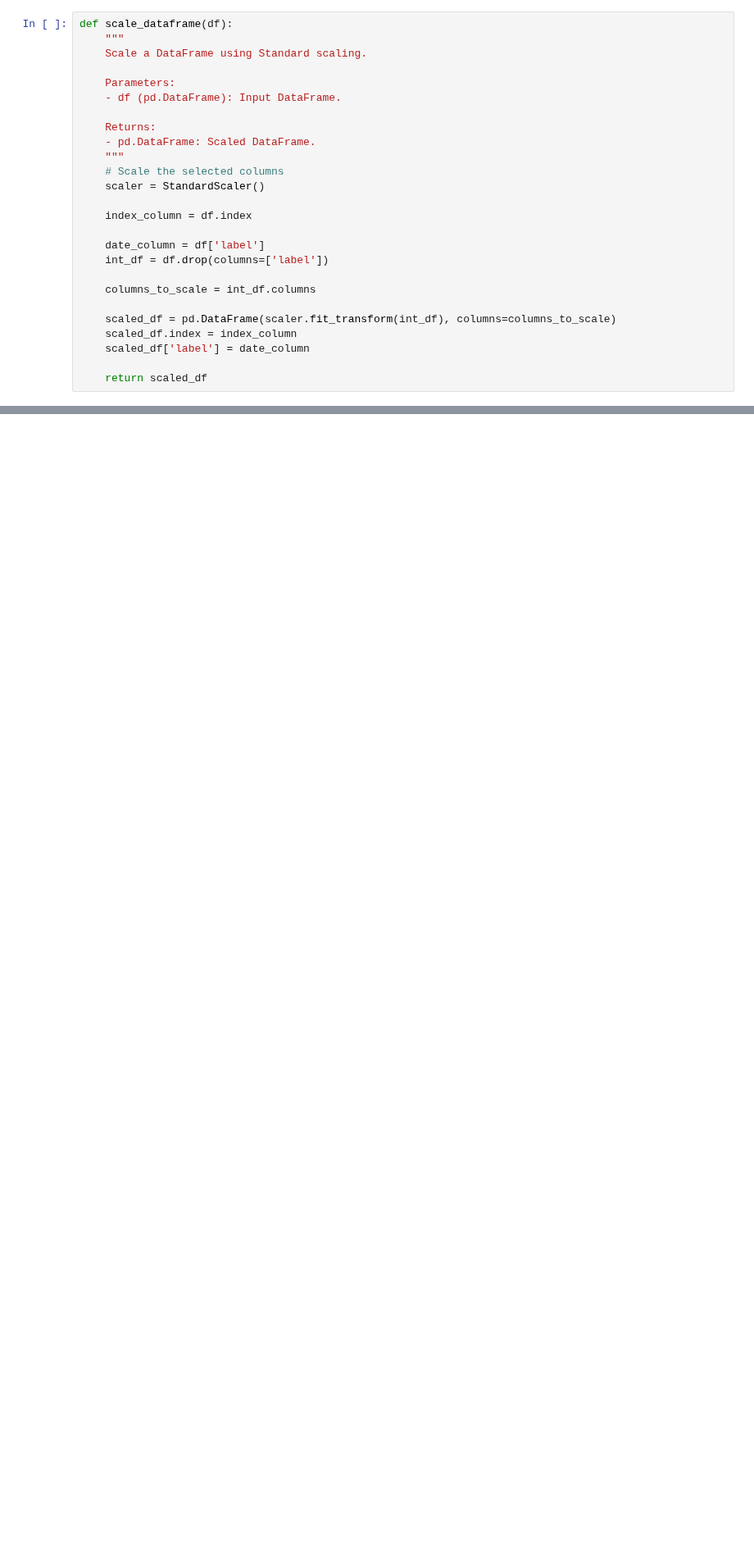
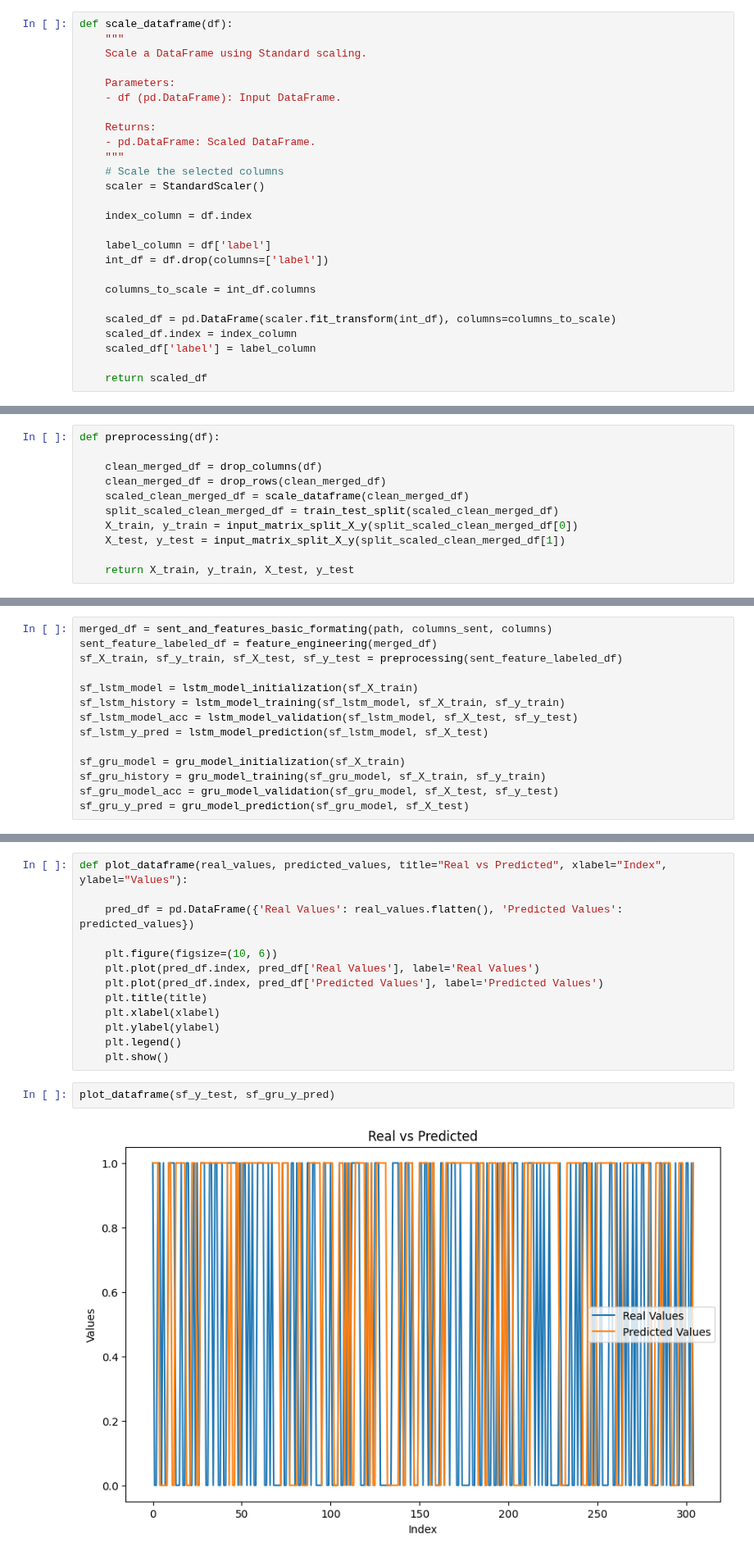
Before and after one commit to LeodeN2000/Financial_Trend_Forecasting, a Jupyter notebook: notebooks/Technical_Indicators/Technical_Indicators.ipynb, the cells around one changed output, grey strips where cells are left out. Shown at 82% size. Drawn from its saved outputs; the diff is of its cells as text; blank space fills up the shorter version.

Commit message:
finished model architecture

```diff
--- a/notebooks/Technical_Indicators/Technical_Indicators.ipynb
+++ b/notebooks/Technical_Indicators/Technical_Indicators.ipynb
@@ -577,14 +647,14 @@ def scale_dataframe(df):
 
     index_column = df.index
 
-    date_column = df['label']
+    label_column = df['label']
     int_df = df.drop(columns=['label'])
 
     columns_to_scale = int_df.columns
 
     scaled_df = pd.DataFrame(scaler.fit_transform(int_df), columns=columns_to_scale)
     scaled_df.index = index_column
-    scaled_df['label'] = date_column
+    scaled_df['label'] = label_column
 
     return scaled_df
 # %% [markdown]
@@ -651,0 +726,11 @@ def input_matrix_split_X_y(df, window_size=5):
+# %%
+def preprocessing(df):
+
+    clean_merged_df = drop_columns(df)
+    clean_merged_df = drop_rows(clean_merged_df)
+    scaled_clean_merged_df = scale_dataframe(clean_merged_df)
+    split_scaled_clean_merged_df = train_test_split(scaled_clean_merged_df)
+    X_train, y_train = input_matrix_split_X_y(split_scaled_clean_merged_df[0])
+    X_test, y_test = input_matrix_split_X_y(split_scaled_clean_merged_df[1])
+
+    return X_train, y_train, X_test, y_test
@@ -1129,0 +936,14 @@ plot_loss_accuracy(history)
+# %%
+merged_df = sent_and_features_basic_formating(path, columns_sent, columns)
+sent_feature_labeled_df = feature_engineering(merged_df)
+sf_X_train, sf_y_train, sf_X_test, sf_y_test = preprocessing(sent_feature_labeled_df)
+
+sf_lstm_model = lstm_model_initialization(sf_X_train)
+sf_lstm_history = lstm_model_training(sf_lstm_model, sf_X_train, sf_y_train)
+sf_lstm_model_acc = lstm_model_validation(sf_lstm_model, sf_X_test, sf_y_test)
+sf_lstm_y_pred = lstm_model_prediction(sf_lstm_model, sf_X_test)
+
+sf_gru_model = gru_model_initialization(sf_X_train)
+sf_gru_history = gru_model_training(sf_gru_model, sf_X_train, sf_y_train)
+sf_gru_model_acc = gru_model_validation(sf_gru_model, sf_X_test, sf_y_test)
+sf_gru_y_pred = gru_model_prediction(sf_gru_model, sf_X_test)
@@ -1129,0 +955,17 @@ plot_loss_accuracy(history)
+# %%
+def plot_dataframe(real_values, predicted_values, title="Real vs Predicted", xlabel="Index", ylabel="Values"):
+
+    pred_df = pd.DataFrame({'Real Values': real_values.flatten(), 'Predicted Values': predicted_values})
+
+    plt.figure(figsize=(10, 6))
+    plt.plot(pred_df.index, pred_df['Real Values'], label='Real Values')
+    plt.plot(pred_df.index, pred_df['Predicted Values'], label='Predicted Values')
+    plt.title(title)
+    plt.xlabel(xlabel)
+    plt.ylabel(ylabel)
+    plt.legend()
+    plt.show()
+# %%
+plot_dataframe(sf_y_test, sf_gru_y_pred)
+# %% [output]
+[figure, added]
```
Also changed, not shown: parts of 62 cells of this notebook.
